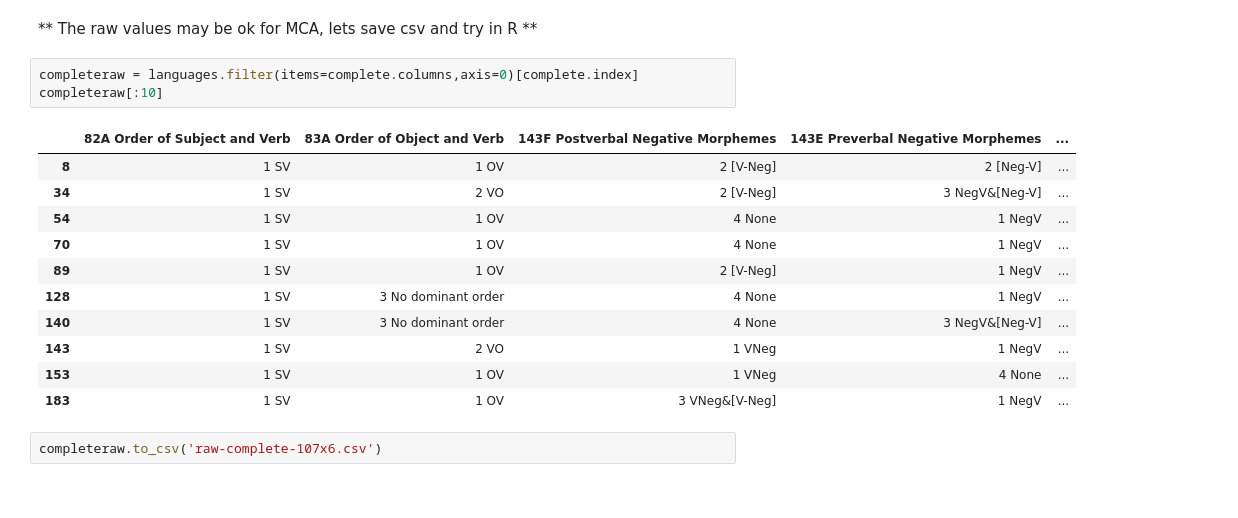
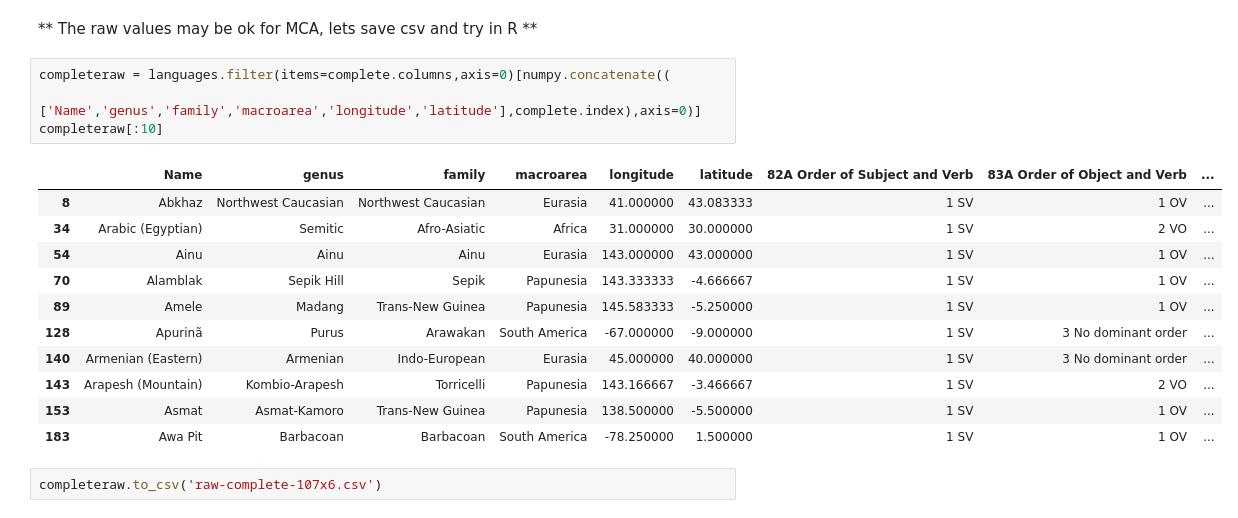
Before and after one commit to ilay32/wals-project, a Jupyter notebook: meeting-4.4.ipynb, the cells around one changed output. Cells and saved outputs as stored; diff of their text form.

```diff
--- a/meeting-4.4.ipynb
+++ b/meeting-4.4.ipynb
@@ -109,20 +109,21 @@ complete.describe()
 # %% [markdown]
 ** The raw values may be ok for MCA, lets save csv and try in R **
 # %%
-completeraw = languages.filter(items=complete.columns,axis=0)[complete.index]
+completeraw = languages.filter(items=complete.columns,axis=0)[numpy.concatenate((
+            ['Name','genus','family','macroarea','longitude','latitude'],complete.index),axis=0)]
 completeraw[:10]
 # %% [output]
-|  | 82A Order of Subject and Verb | 83A Order of Object and Verb | 143F Postverbal Negative Morphemes | 143E Preverbal Negative Morphemes | ... |
-| 8 | 1 SV | 1 OV | 2 [V-Neg] | 2 [Neg-V] | ... |
-| 34 | 1 SV | 2 VO | 2 [V-Neg] | 3 NegV&[Neg-V] | ... |
-| 54 | 1 SV | 1 OV | 4 None | 1 NegV | ... |
-| 70 | 1 SV | 1 OV | 4 None | 1 NegV | ... |
-| 89 | 1 SV | 1 OV | 2 [V-Neg] | 1 NegV | ... |
-| 128 | 1 SV | 3 No dominant order | 4 None | 1 NegV | ... |
-| 140 | 1 SV | 3 No dominant order | 4 None | 3 NegV&[Neg-V] | ... |
-| 143 | 1 SV | 2 VO | 1 VNeg | 1 NegV | ... |
-| 153 | 1 SV | 1 OV | 1 VNeg | 4 None | ... |
-| 183 | 1 SV | 1 OV | 3 VNeg&[V-Neg] | 1 NegV | ... |
+|  | Name | genus | family | macroarea | longitude | latitude | 82A Order of Subject and Verb | 83A Order of Object and Verb | ... |
+| 8 | Abkhaz | Northwest Caucasian | Northwest Caucasian | Eurasia | 41.000000 | 43.083333 | 1 SV | 1 OV | ... |
+| 34 | Arabic (Egyptian) | Semitic | Afro-Asiatic | Africa | 31.000000 | 30.000000 | 1 SV | 2 VO | ... |
+| 54 | Ainu | Ainu | Ainu | Eurasia | 143.000000 | 43.000000 | 1 SV | 1 OV | ... |
+| 70 | Alamblak | Sepik Hill | Sepik | Papunesia | 143.333333 | -4.666667 | 1 SV | 1 OV | ... |
+| 89 | Amele | Madang | Trans-New Guinea | Papunesia | 145.583333 | -5.250000 | 1 SV | 1 OV | ... |
+| 128 | Apurinã | Purus | Arawakan | South America | -67.000000 | -9.000000 | 1 SV | 3 No dominant order | ... |
+| 140 | Armenian (Eastern) | Armenian | Indo-European | Eurasia | 45.000000 | 40.000000 | 1 SV | 3 No dominant order | ... |
+| 143 | Arapesh (Mountain) | Kombio-Arapesh | Torricelli | Papunesia | 143.166667 | -3.466667 | 1 SV | 2 VO | ... |
+| 153 | Asmat | Asmat-Kamoro | Trans-New Guinea | Papunesia | 138.500000 | -5.500000 | 1 SV | 1 OV | ... |
+| 183 | Awa Pit | Barbacoan | Barbacoan | South America | -78.250000 | 1.500000 | 1 SV | 1 OV | ... |
 # %%
 completeraw.to_csv('raw-complete-107x6.csv')
 # %% [markdown]
```
Also changed, not shown: parts of 10 cells of this notebook, 7 other files.
